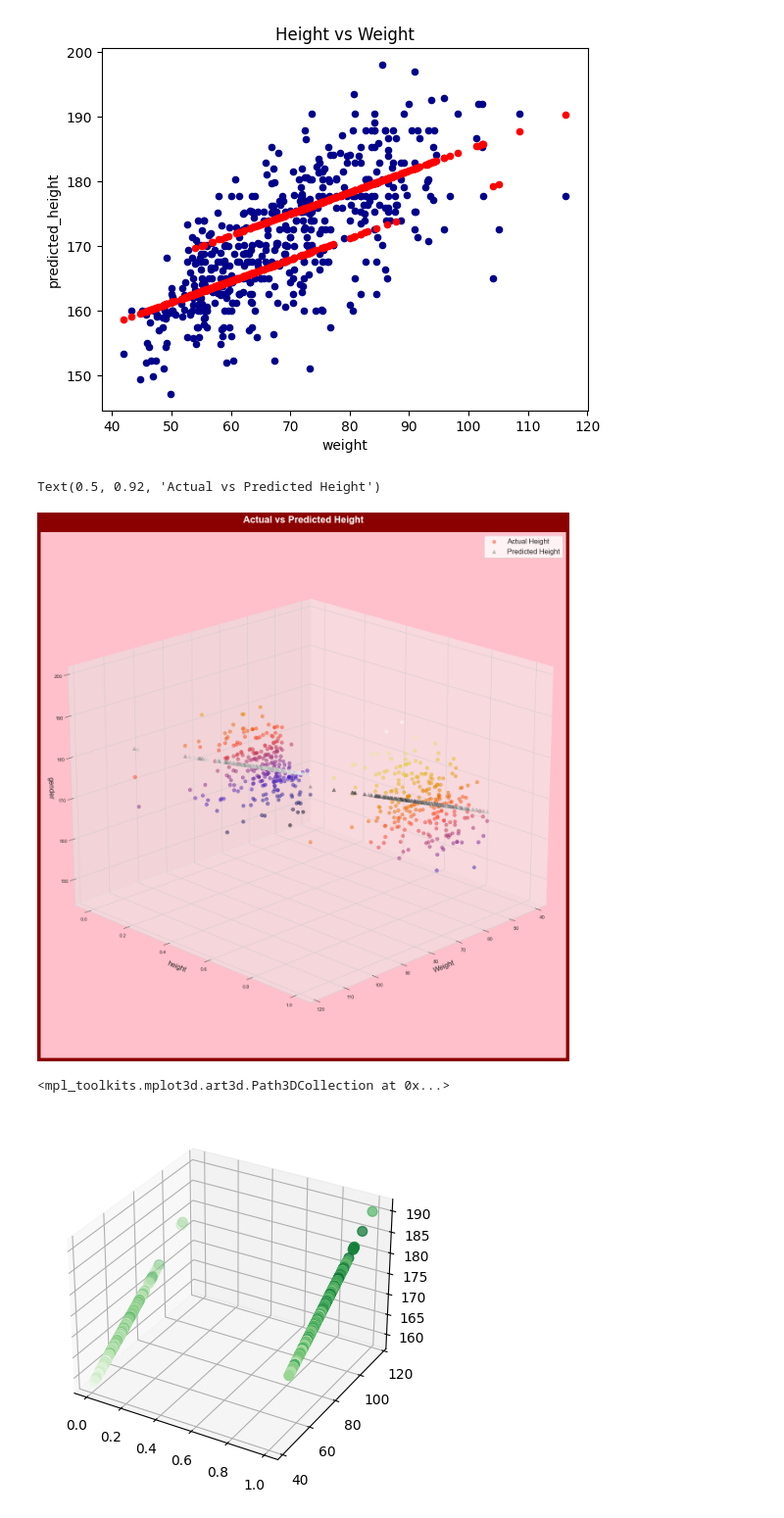
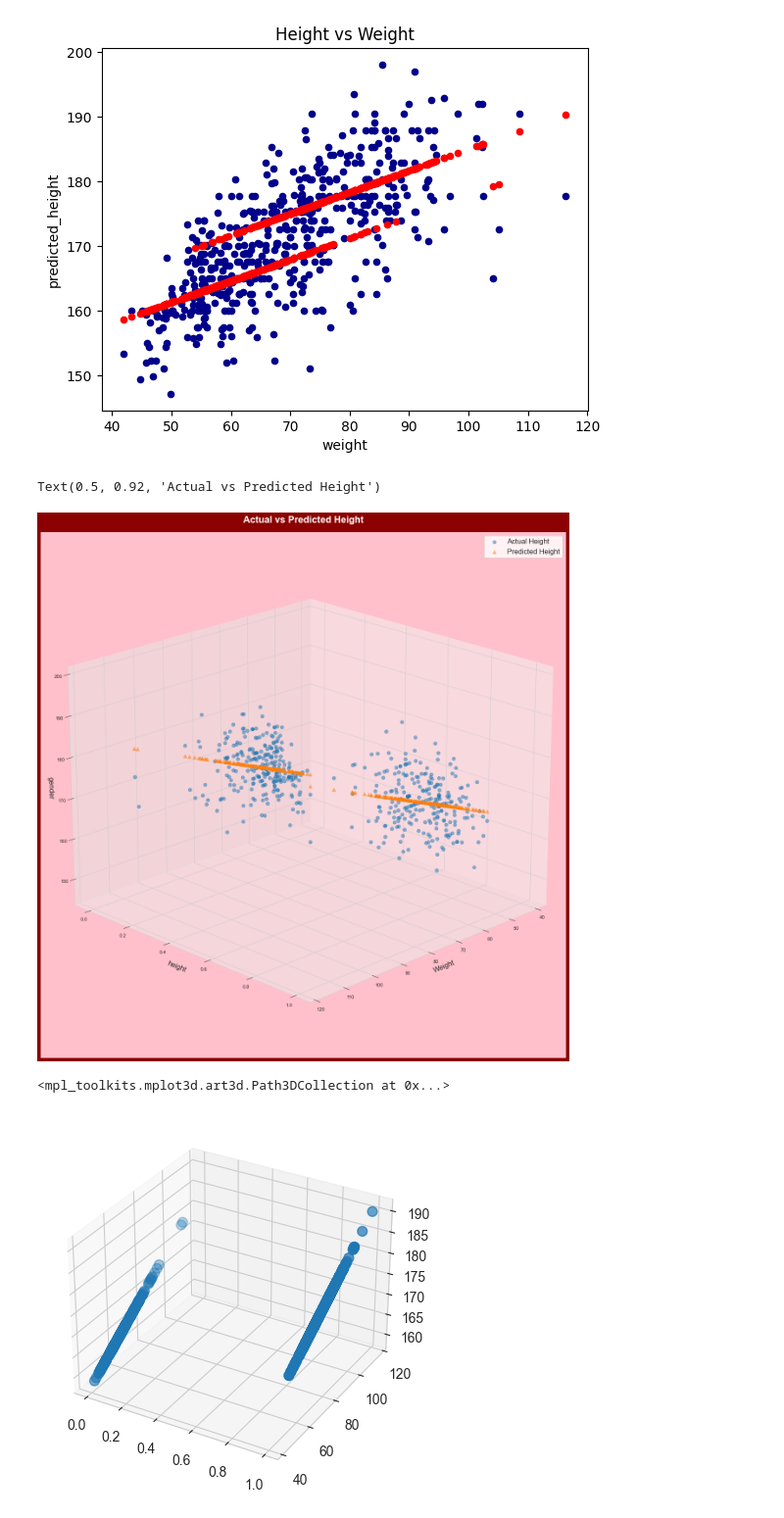
Before and after one commit to jordanriver/DScourse, a Jupyter notebook: CourseMaterials/ML_Intro/practice/linear_reg_week8.ipynb, the cells around one changed output. Shown at 98% size. Cells and saved outputs as stored; diff of their text form; code cells hidden in the pictures.

```diff
--- a/CourseMaterials/ML_Intro/practice/linear_reg_week8.ipynb
+++ b/CourseMaterials/ML_Intro/practice/linear_reg_week8.ipynb
@@ -113,8 +113,8 @@ y = df_2['weight']
 z_1 = df_2['height']
 z_2 = df_2['predicted_height']
 
-ax.scatter3D(xs=y, ys=x, zs=z_1, s=50, c=c, marker='o', alpha=0.5, cmap='CMRmap')
-ax.scatter3D(xs=y, ys=x, zs=z_2, s=50, c=c, marker='^', alpha=0.5, cmap='Greys')
+ax.scatter3D(xs=y, ys=x, zs=z_1, s=50, marker='o', alpha=0.5, cmap='CMRmap')
+ax.scatter3D(xs=y, ys=x, zs=z_2, s=50, marker='^', alpha=0.5, cmap='Greys')
 ax.set_xlabel('Weight', fontsize=15)
 ax.set_ylabel('height', fontsize=15)
 ax.set_zlabel('gender', fontsize=15)
@@ -123,18 +123,18 @@ ax.legend(['Actual Height', 'Predicted Height'], fontsize=15)
 ax.set_title('Actual vs Predicted Height', fontsize=20, fontweight='bold', pad=20, color='white')
 # %% [output]
 Text(0.5, 0.92, 'Actual vs Predicted Height')
-[figure, old version]
+[figure, new version]
 # %%
 ax2 = plt.axes(projection='3d')
 
 x = df_2['gender']
 y = df_2['weight']
 z = df_2['predicted_height']
 
-ax2.scatter3D(x, y, z, s=50, c=c, cmap='Greens')
+ax2.scatter3D(x, y, z, s=50, cmap='Greens')
 # %% [output]
 <mpl_toolkits.mplot3d.art3d.Path3DCollection at 0x...>
-[figure, old version]
+[figure, new version]
 # %%
 sns.set_style("whitegrid")
 
```
Also changed, not shown: parts of 3 cells of this notebook.
